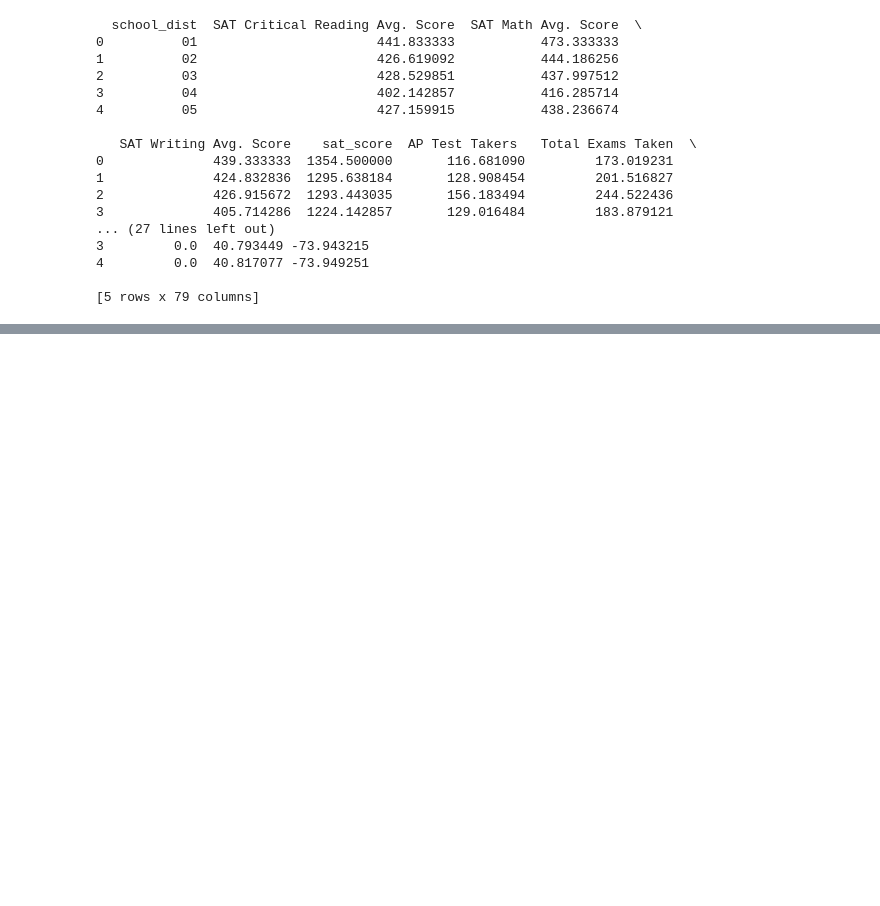
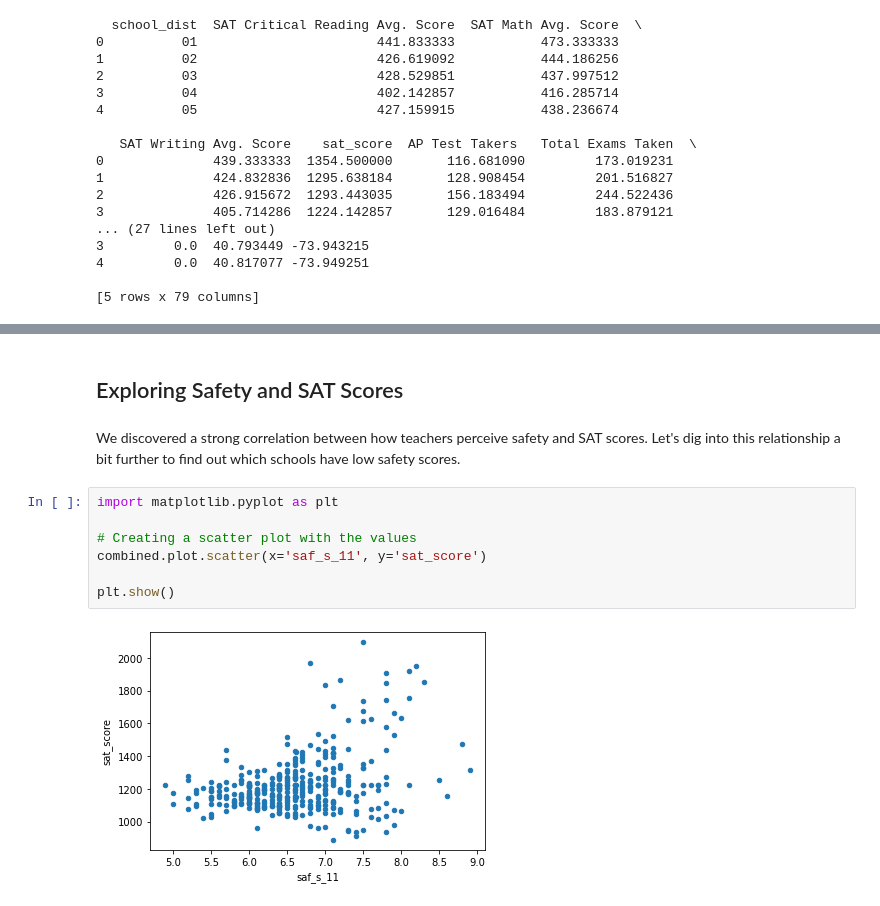
Before and after one commit to pheygiod/my_projects, a Jupyter notebook: completed/nyc_high_school.ipynb, the cells around one changed output, grey strips where cells are left out. Cells and saved outputs as stored; diff of their text form; blank space fills up the shorter version.

```diff
--- a/nyc_high_school.ipynb
+++ b/completed/nyc_high_school.ipynb
@@ -835,0 +864,13 @@ print(districts.head())
+# %% [markdown]
+## Exploring Safety and SAT Scores
+# %% [markdown]
+We discovered a strong correlation between how teachers perceive safety and SAT scores. Let's dig into this relationship a bit further to find out which schools have low safety scores.
+# %%
+import matplotlib.pyplot as plt
+
+# Creating a scatter plot with the values
+combined.plot.scatter(x='saf_s_11', y='sat_score')
+
+plt.show()
+# %% [output]
+[figure, added]
```
Also changed, not shown: parts of 35 cells of this notebook, 8 other files.
